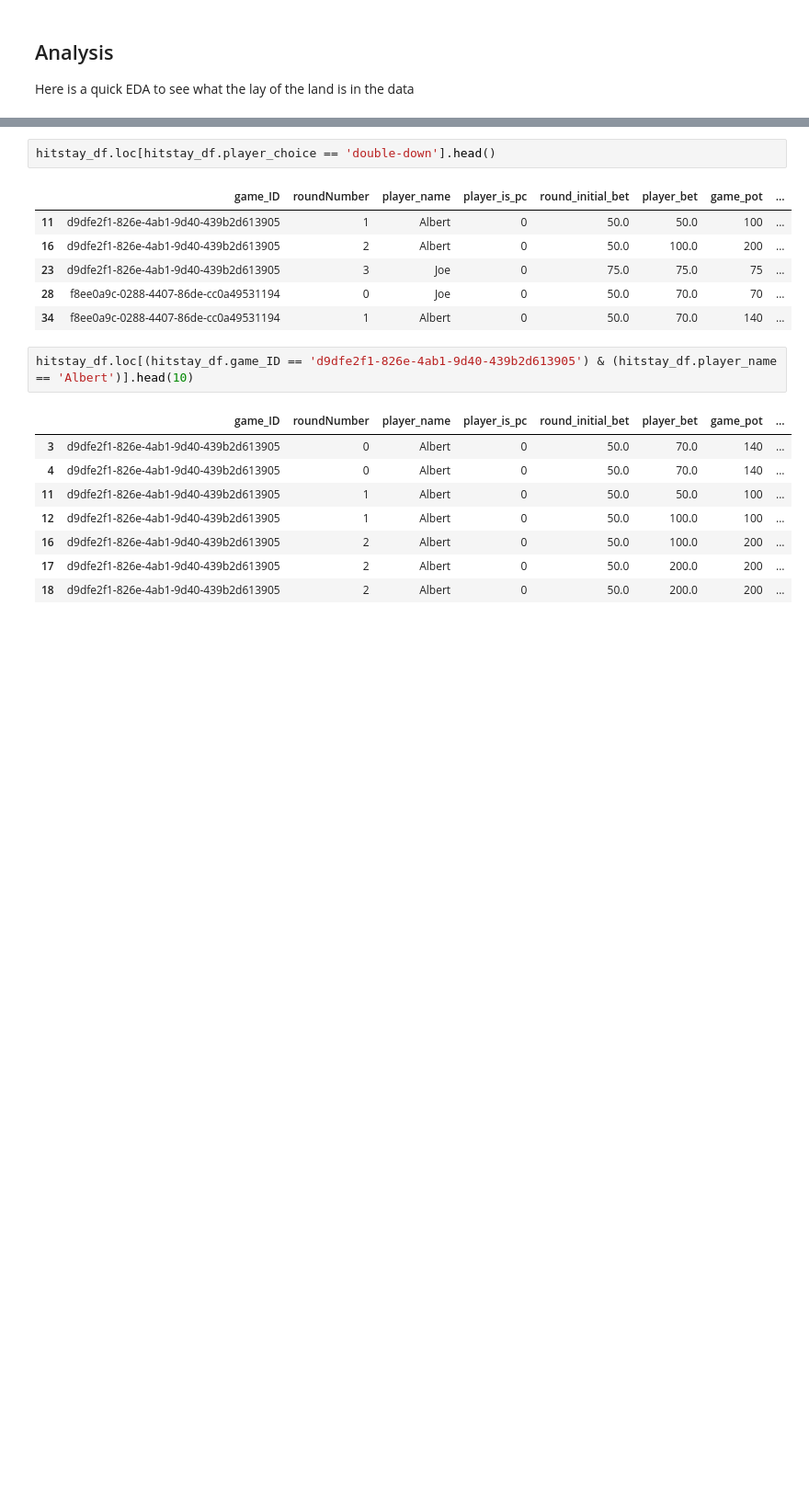
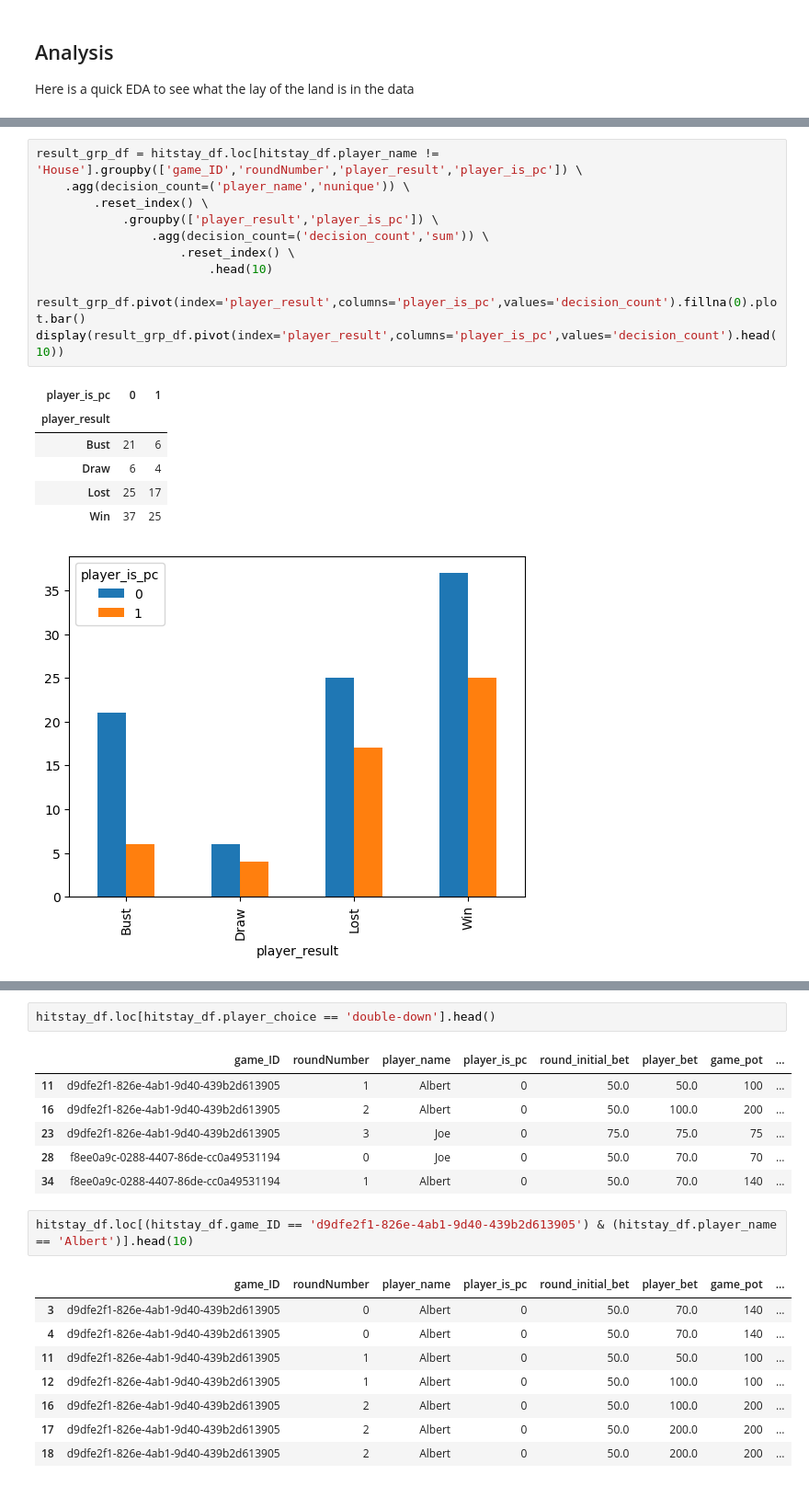
Before and after one commit to jcstrydom/black-jack, a Jupyter notebook: notebooks/classification_modeling.ipynb, the cells around one changed output, grey strips where cells are left out. Shown: that part at 92% size. Saved outputs shown, nothing was run; the diff lists cells and outputs as text; blank space fills up the shorter version.

```diff
--- a/notebooks/classification_modeling.ipynb
+++ b/notebooks/classification_modeling.ipynb
@@ -88,0 +174,19 @@ dec_grp_df.pivot(index='player_choice',columns='player_is_pc',values='decision_c
+# %%
+result_grp_df = hitstay_df.loc[hitstay_df.player_name != 'House'].groupby(['game_ID','roundNumber','player_result','player_is_pc']) \
+    .agg(decision_count=('player_name','nunique')) \
+        .reset_index() \
+            .groupby(['player_result','player_is_pc']) \
+                .agg(decision_count=('decision_count','sum')) \
+                    .reset_index() \
+                        .head(10)
+
+result_grp_df.pivot(index='player_result',columns='player_is_pc',values='decision_count').fillna(0).plot.bar()
+display(result_grp_df.pivot(index='player_result',columns='player_is_pc',values='decision_count').head(10))
+# %% [output]
+| player_is_pc | 0 | 1 |
+| player_result |  |  |
+| Bust | 21 | 6 |
+| Draw | 6 | 4 |
+| Lost | 25 | 17 |
+| Win | 37 | 25 |
+[figure, added]
```
Also changed, not shown: parts of 12 cells of this notebook.
